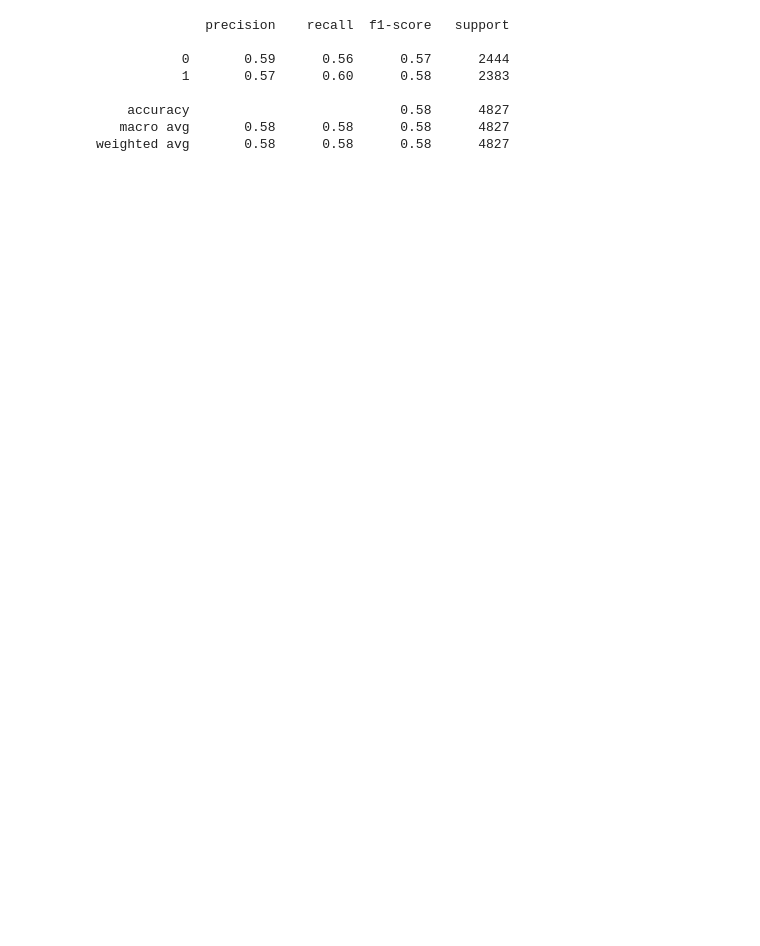
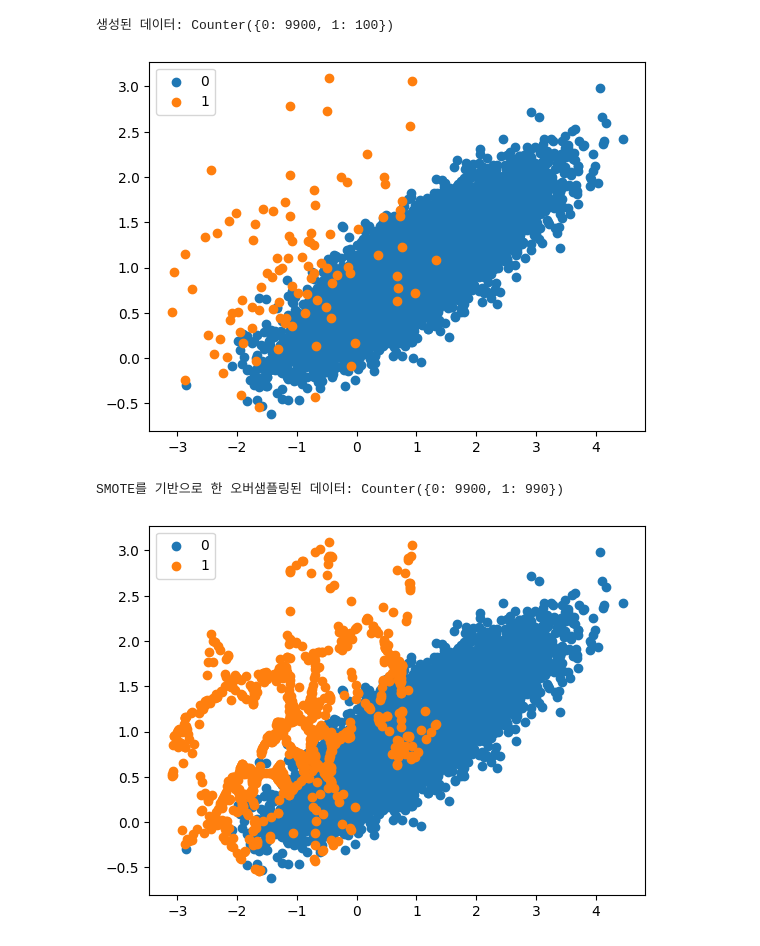
Before and after one commit to XIOZ119/colab, a Jupyter notebook: smote.ipynb, the cells around one changed output. Drawn from its saved outputs; the diff is of its cells as text; code cells hidden in the pictures; blank space fills up the shorter version.

Commit message:
[실습]SMOTE

```diff
--- a/smote.ipynb
+++ b/smote.ipynb
@@ -43,18 +3,43 @@ X_resampled, y_resampled = smote.fit_resample(X, y)
-# %%
-X_train, X_test, y_train, y_test = train_test_split(X_resampled, y_resampled, test_size=0.3, random_state=42)
-
-model = LogisticRegression()
-model.fit(X_train, y_train)
-
-y_pred = model.predict(X_test)
-
-print(classification_report(y_test, y_pred))
-# %% [output]
-              precision    recall  f1-score   support
-
-           0       0.59      0.56      0.57      2444
-           1       0.57      0.60      0.58      2383
-
-    accuracy                           0.58      4827
-   macro avg       0.58      0.58      0.58      4827
-weighted avg       0.58      0.58      0.58      4827
+# %%
+# 필요한 라이브러리를 가져옵니다.
+from collections import Counter
+from sklearn.datasets import make_classification
+from imblearn.over_sampling import SMOTE
+from imblearn.under_sampling import RandomUnderSampler
+from imblearn.pipeline import Pipeline
+from matplotlib import pyplot
+from numpy import where
+
+# make_classification() 함수: redundant features의 수 및 weights(클래스에 할당된 샘플의 비율) 설정
+X, y = make_classification(n_samples=10000, n_features=2, n_redundant=0, n_clusters_per_class=1, weights=[0.99], flip_y=0, random_state=1)
+
+# 각 클래스 레이블의 발생 빈도를 계산합니다.
+counter = Counter(y)
+print('생성된 데이터: %s' % counter)
+
+# 생성된 데이터를 시각화합니다.
+for label, _ in counter.items():
+    row_ix = where(y == label)[0]
+    pyplot.scatter(X[row_ix, 0], X[row_ix, 1], label=str(label))
+pyplot.legend()
+pyplot.show()
+
+# 샘플링 전략: 리샘플링 후 소수 클래스 샘플 수 / 다수 클래스 샘플 수
+over = SMOTE(sampling_strategy=0.1)
+X, y = over.fit_resample(X, y)
+
+# SMOTE를 기반으로 한 오버샘플링된 데이터의 발생 빈도를 계산합니다.
+counter = Counter(y)
+print('SMOTE를 기반으로 한 오버샘플링된 데이터: %s' % counter)
+
+# 오버샘플링된 데이터를 시각화합니다.
+for label, _ in counter.items():
+    row_ix = where(y==label)[0]
+    pyplot.scatter(X[row_ix, 0], X[row_ix, 1], label=str(label))
+pyplot.legend()
+pyplot.show()
+# %% [output]
+생성된 데이터: Counter({0: 9900, 1: 100})
+[figure, added]
+SMOTE를 기반으로 한 오버샘플링된 데이터: Counter({0: 9900, 1: 990})
+[figure, added]
```
Also changed, not shown: parts of 6 cells of this notebook.
